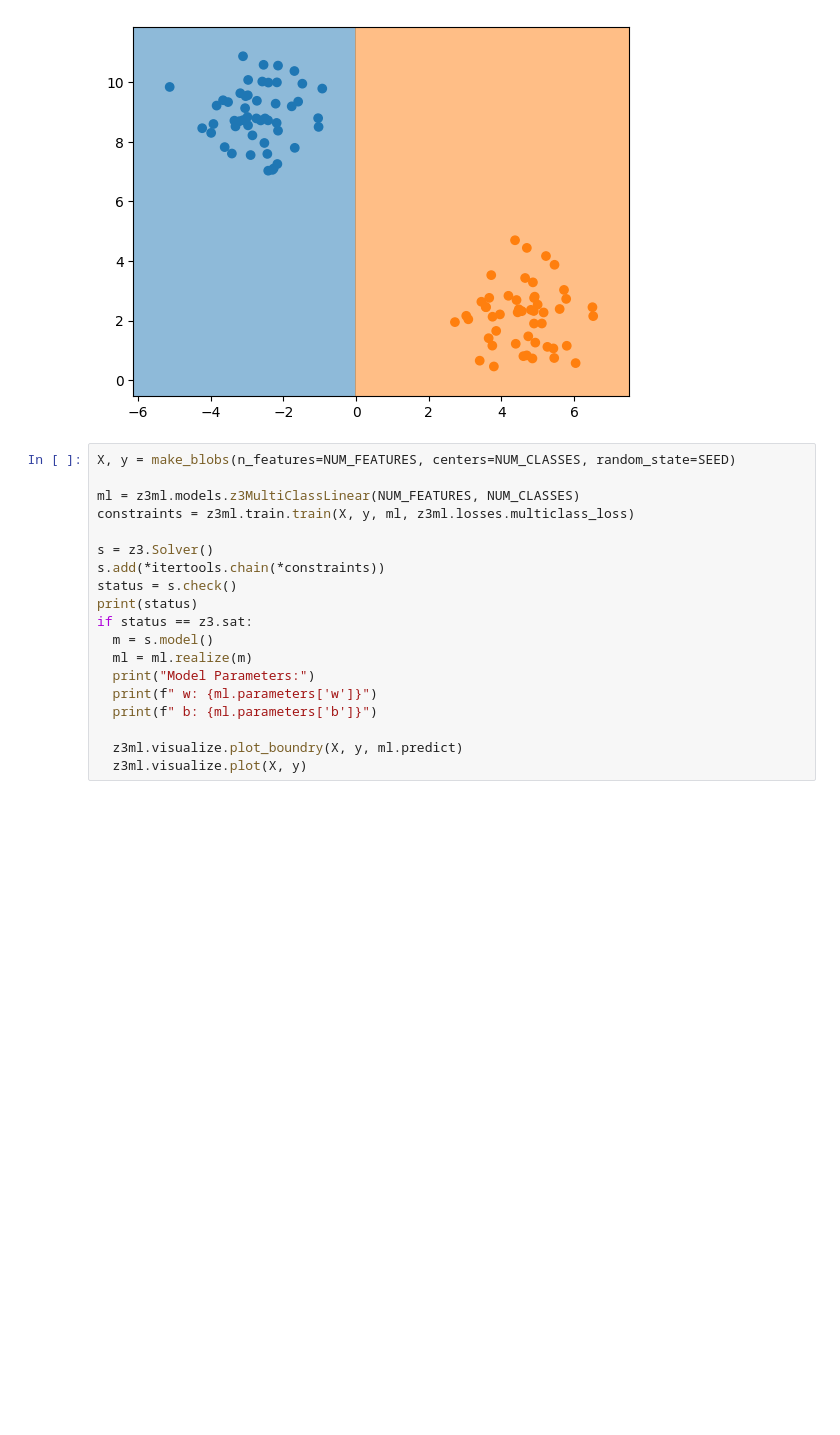
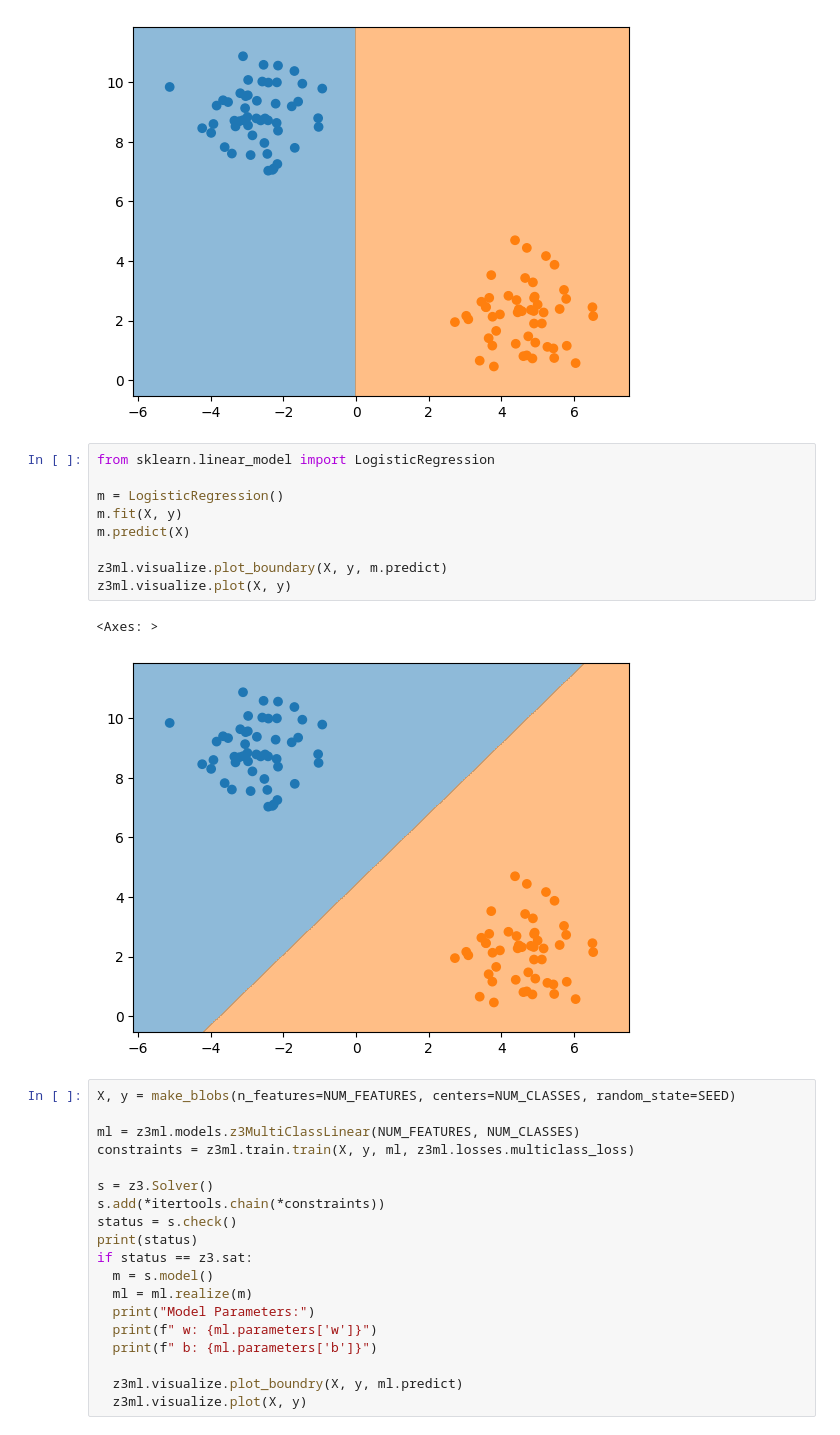
Before and after one commit to blester125/csc2180-project, a Jupyter notebook: notebooks/SATML.ipynb, the cells around one changed output. Drawn from its saved outputs; the diff is of its cells as text; blank space fills up the shorter version.

```diff
--- a/notebooks/SATML.ipynb
+++ b/notebooks/SATML.ipynb
@@ -70,6 +70,18 @@ Model Parameters:
  w: [1 0]
  b: [0]
 [figure]
+# %%
+from sklearn.linear_model import LogisticRegression
+
+m = LogisticRegression()
+m.fit(X, y)
+m.predict(X)
+
+z3ml.visualize.plot_boundary(X, y, m.predict)
+z3ml.visualize.plot(X, y)
+# %% [output]
+<Axes: >
+[figure, added]
 # %%
 X, y = make_blobs(n_features=NUM_FEATURES, centers=NUM_CLASSES, random_state=SEED)
 
```
Also changed, not shown: 10 other files.
